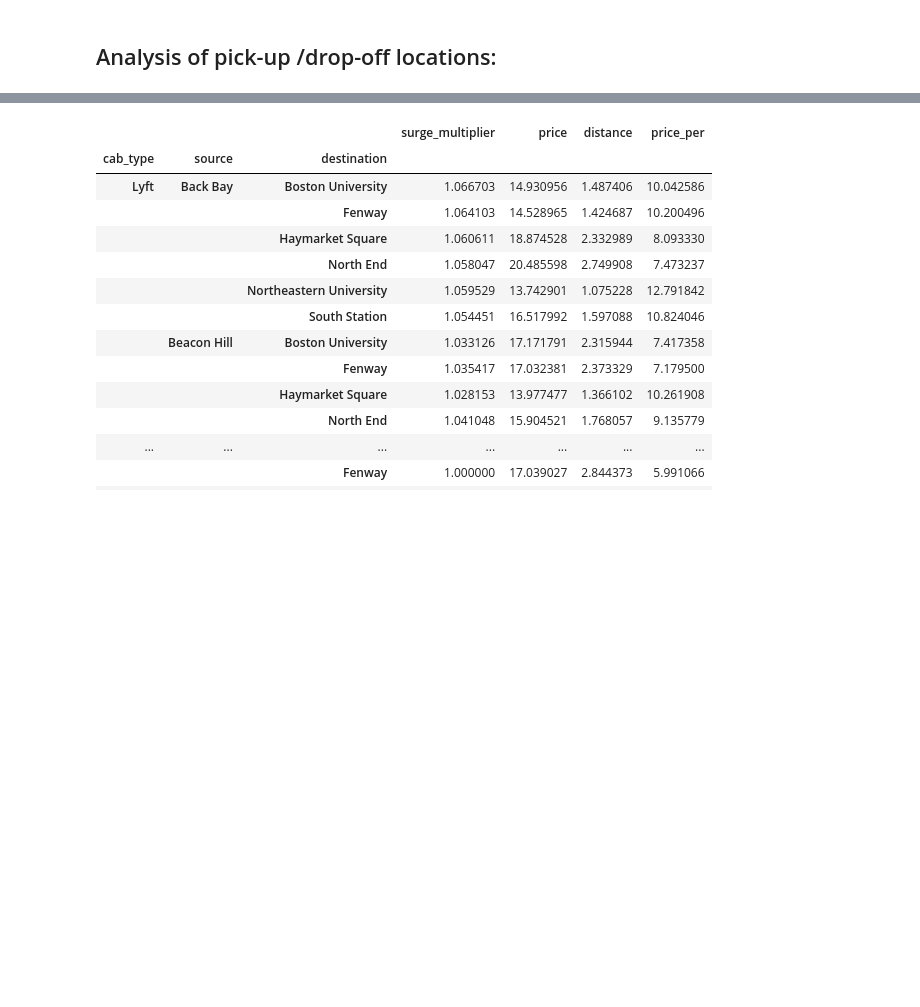
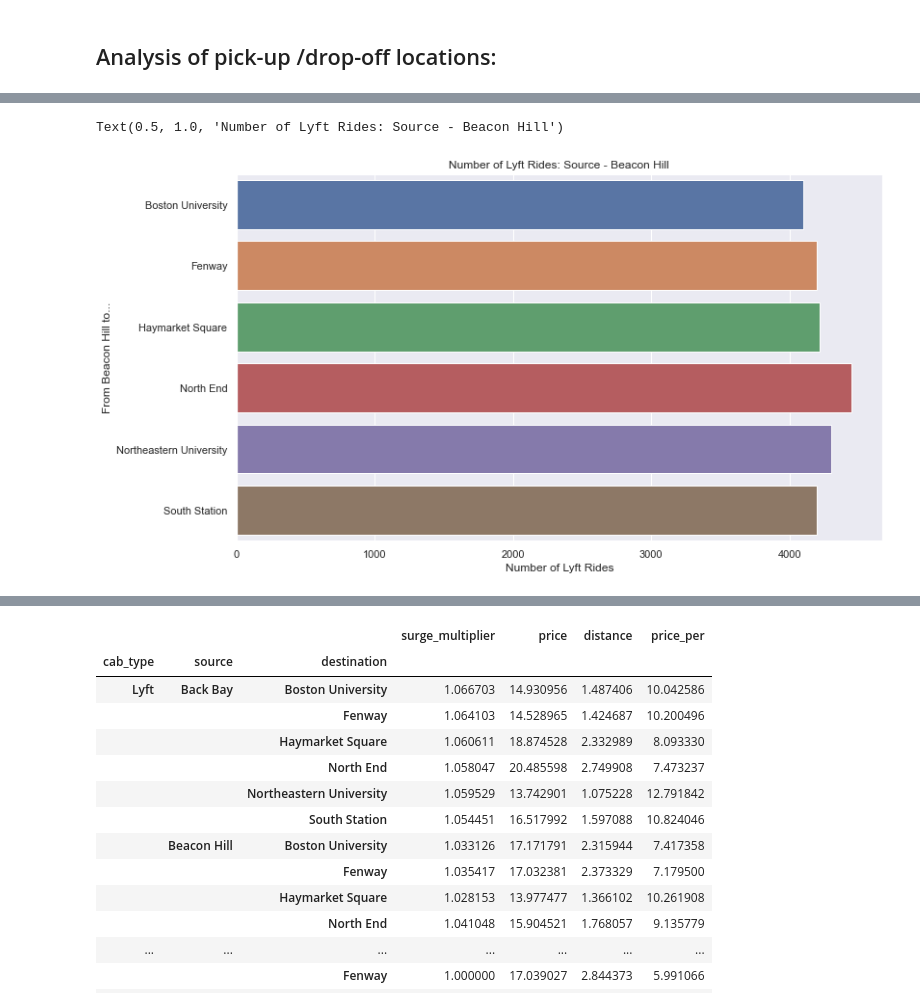
Before and after one commit to bburkey0425/rideshare_proj_DSA, a Jupyter notebook: Downloads/python_proj_rideshare/python_proj_rideshare.ipynb, the cells around one changed output, grey strips where cells are left out. Cells and saved outputs as stored; diff of their text form; code cells hidden in the pictures; blank space fills up the shorter version.

```diff
--- a/Downloads/python_proj_rideshare/python_proj_rideshare.ipynb
+++ b/Downloads/python_proj_rideshare/python_proj_rideshare.ipynb
@@ -452,0 +479,9 @@ Text(0.5, 1.0, 'Uber vs. Lyft - Hour of the Day (MEDIAN PPD)')
+# %%
+# Amount of LYFT rides originating from Beacon Hill
+beacon_hill_count = sns.barplot(x='id', y=df_lyft.groupby(['source', 'destination']).count()[['id']].loc[('Beacon Hill')].index, data=df_lyft.groupby(['source', 'destination']).count()[['id']].loc[('Beacon Hill')])
+beacon_hill_count.set_xlabel('Number of Lyft Rides')
+beacon_hill_count.set_ylabel('From Beacon Hill to...')
+beacon_hill_count.set_title('Number of Lyft Rides: Source - Beacon Hill')
+# %% [output]
+Text(0.5, 1.0, 'Number of Lyft Rides: Source - Beacon Hill')
+[figure, added]
```
Also changed, not shown: parts of 20 cells of this notebook.
